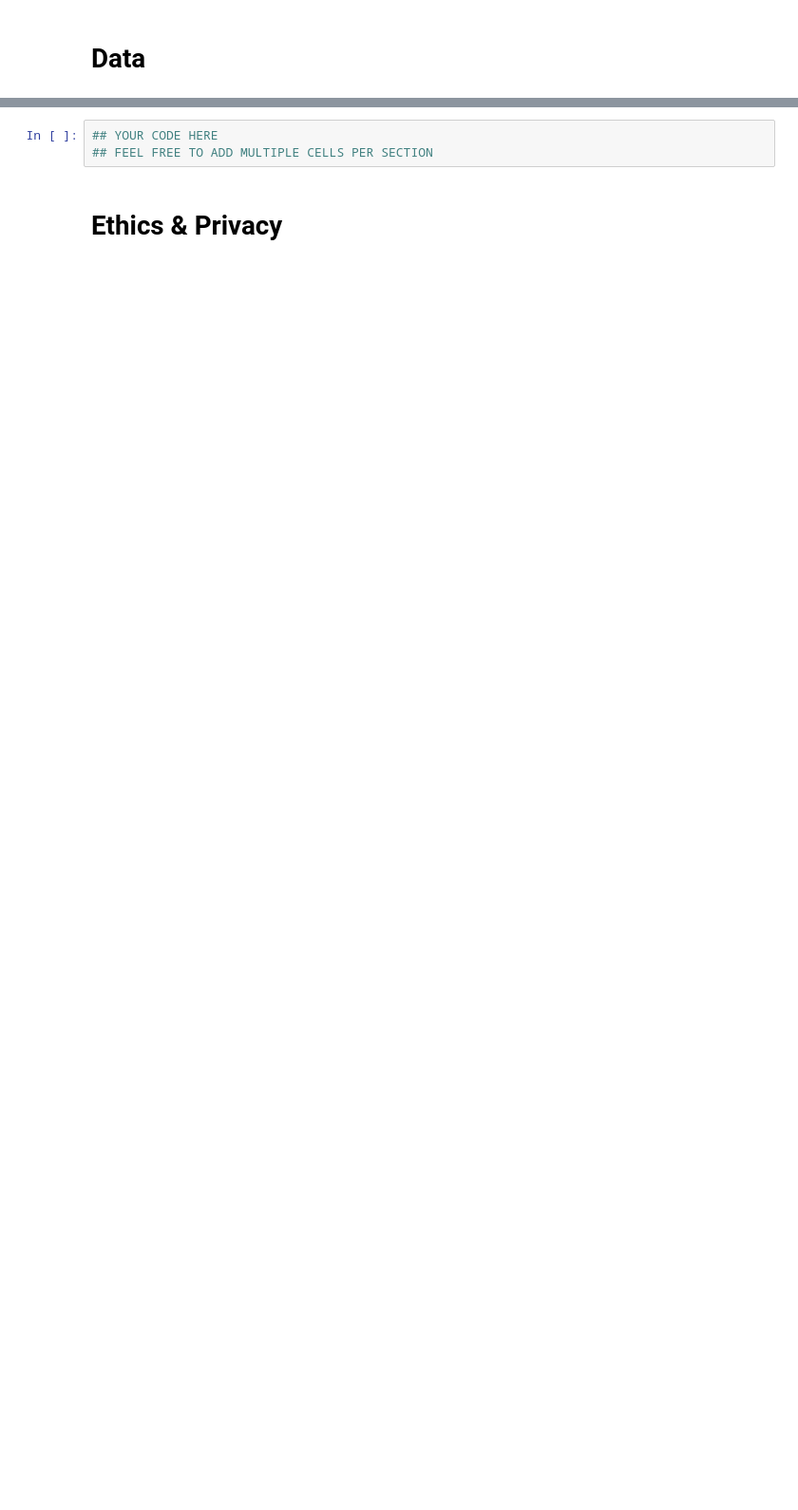
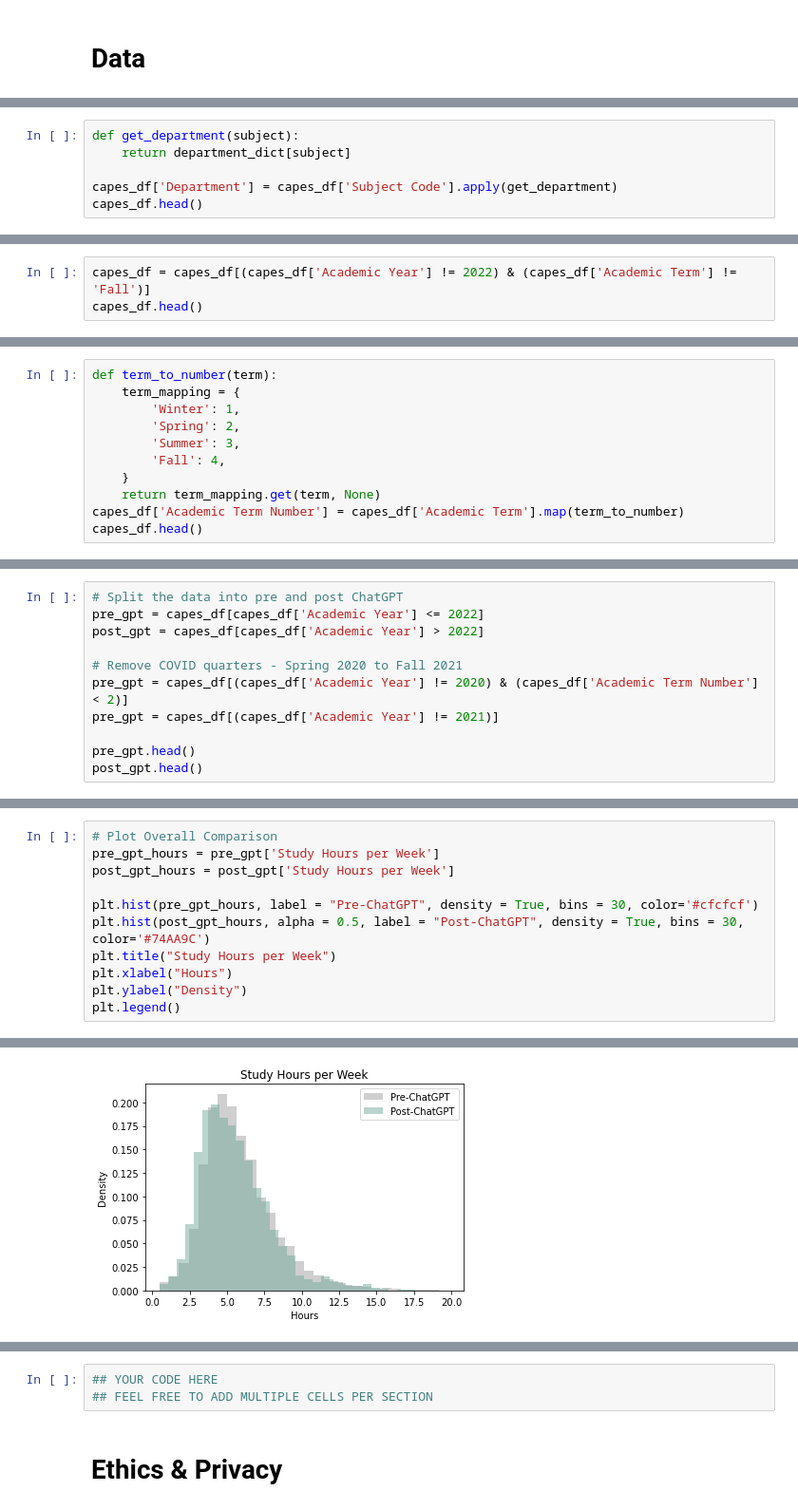
Before and after one commit to aydintabai/AI-Academic-Impact-Case-Study, a Jupyter notebook: EDACheckpoint_Group112_WI24.ipynb, the cells around one changed output, grey strips where cells are left out. Shown at 95% size. Cells and saved outputs as stored; diff of their text form; blank space fills up the shorter version.

```diff
--- a/EDACheckpoint_Group112_WI24.ipynb
+++ b/EDACheckpoint_Group112_WI24.ipynb
@@ -104,0 +390,6 @@ Some more words and stuff.  Remember notebooks work best if you interleave the c
+# %%
+def get_department(subject):
+    return department_dict[subject]
+
+capes_df['Department'] = capes_df['Subject Code'].apply(get_department)
+capes_df.head()
@@ -104,0 +533,3 @@ Some more words and stuff.  Remember notebooks work best if you interleave the c
+# %%
+capes_df = capes_df[(capes_df['Academic Year'] != 2022) & (capes_df['Academic Term'] != 'Fall')]
+capes_df.head()
@@ -104,0 +550,11 @@ Some more words and stuff.  Remember notebooks work best if you interleave the c
+# %%
+def term_to_number(term):
+    term_mapping = {
+        'Winter': 1,
+        'Spring': 2,
+        'Summer': 3,
+        'Fall': 4,
+    }
+    return term_mapping.get(term, None)
+capes_df['Academic Term Number'] = capes_df['Academic Term'].map(term_to_number)
+capes_df.head()
@@ -104,0 +586,11 @@ Some more words and stuff.  Remember notebooks work best if you interleave the c
+# %%
+# Split the data into pre and post ChatGPT
+pre_gpt = capes_df[capes_df['Academic Year'] <= 2022]
+post_gpt = capes_df[capes_df['Academic Year'] > 2022]
+
+# Remove COVID quarters - Spring 2020 to Fall 2021
+pre_gpt = capes_df[(capes_df['Academic Year'] != 2020) & (capes_df['Academic Term Number'] < 2)]
+pre_gpt = capes_df[(capes_df['Academic Year'] != 2021)]
+
+pre_gpt.head()
+post_gpt.head()
@@ -104,0 +604,12 @@ Some more words and stuff.  Remember notebooks work best if you interleave the c
+# %%
+# Plot Overall Comparison
+pre_gpt_hours = pre_gpt['Study Hours per Week']
+post_gpt_hours = post_gpt['Study Hours per Week']
+
+plt.hist(pre_gpt_hours, label = "Pre-ChatGPT", density = True, bins = 30, color='#cfcfcf')
+plt.hist(post_gpt_hours, alpha = 0.5, label = "Post-ChatGPT", density = True, bins = 30, color='#74AA9C')
+plt.title("Study Hours per Week")
+plt.xlabel("Hours")
+plt.ylabel("Density")
+plt.legend()
+# %% [output]
@@ -104,0 +617 @@ Some more words and stuff.  Remember notebooks work best if you interleave the c
+[figure, added]
```
Also changed, not shown: parts of 63 cells of this notebook, 4 other files.
